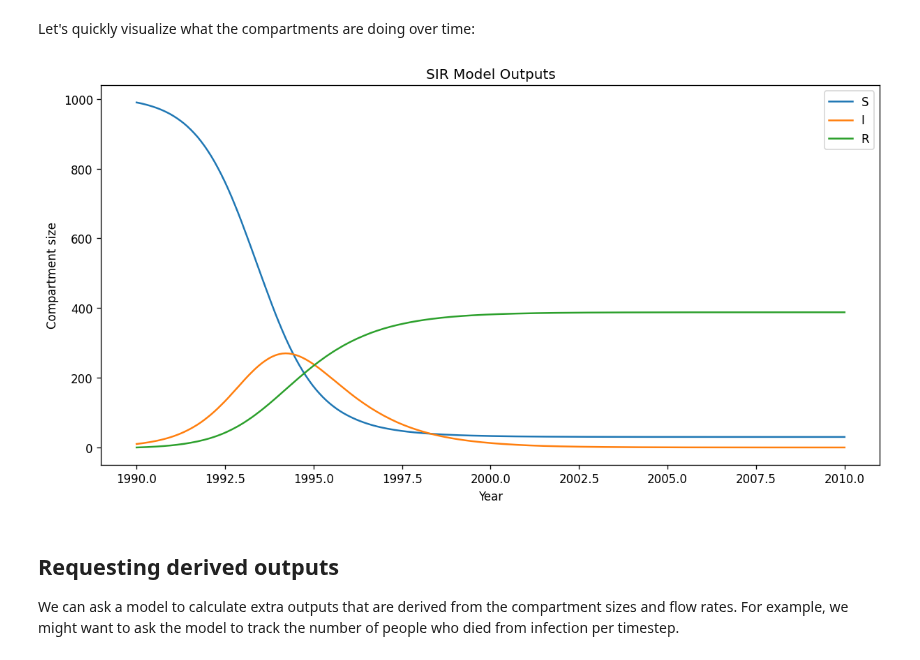
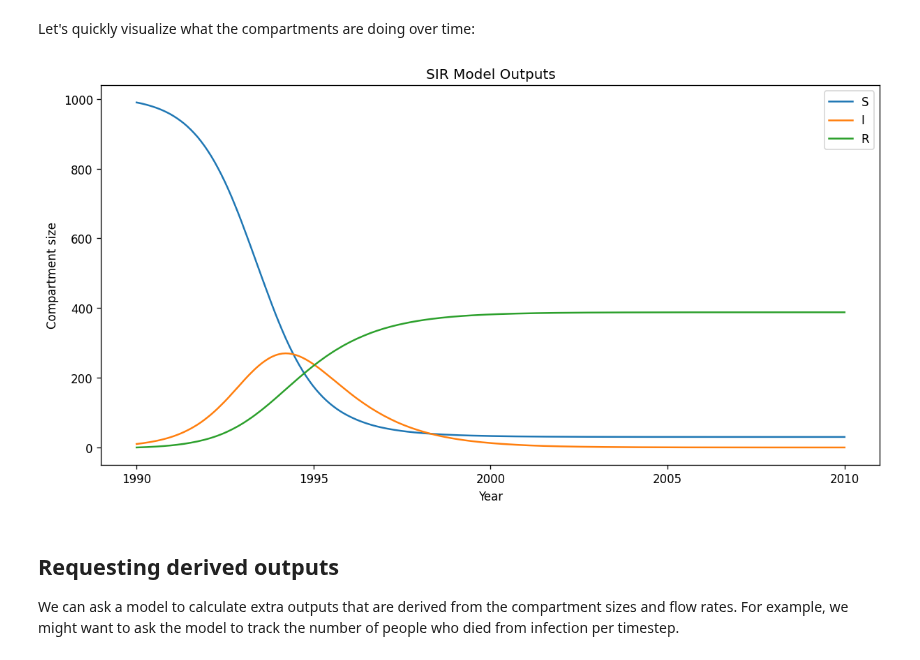
Before and after one commit to monash-emu/summer, a Jupyter notebook: docs/examples/2-derived-outputs.ipynb, the cells around one changed output. Saved outputs shown, nothing was run; the diff lists cells and outputs as text; code cells hidden in the pictures.

```diff
--- a/docs/examples/2-derived-outputs.ipynb
+++ b/docs/examples/2-derived-outputs.ipynb
@@ -52,19 +54,21 @@ Let's quickly visualize what the compartments are doing over time:
 # %%
 model = build_model()
 model.run()
 fig, ax = plt.subplots(1, 1, figsize=(12, 6), dpi=120)
 
 # Add each compartment to the plot.
 for i in range(model.outputs.shape[1]):
     ax.plot(model.times, model.outputs.T[i])
 
 ax.set_title("SIR Model Outputs")
 ax.set_xlabel("Year")
 ax.set_ylabel("Compartment size")
 ax.legend(["S", "I", "R"])
+start, end = ax.get_xlim()
+ax.xaxis.set_ticks(np.arange(start + 1, end, 5))
 plt.show()
 # %% [output]
-[figure, old version]
+[figure, new version]
 # %% [markdown]
 ## Requesting derived outputs
 
```
Also changed, not shown: parts of 6 cells of this notebook, 10 other files.
